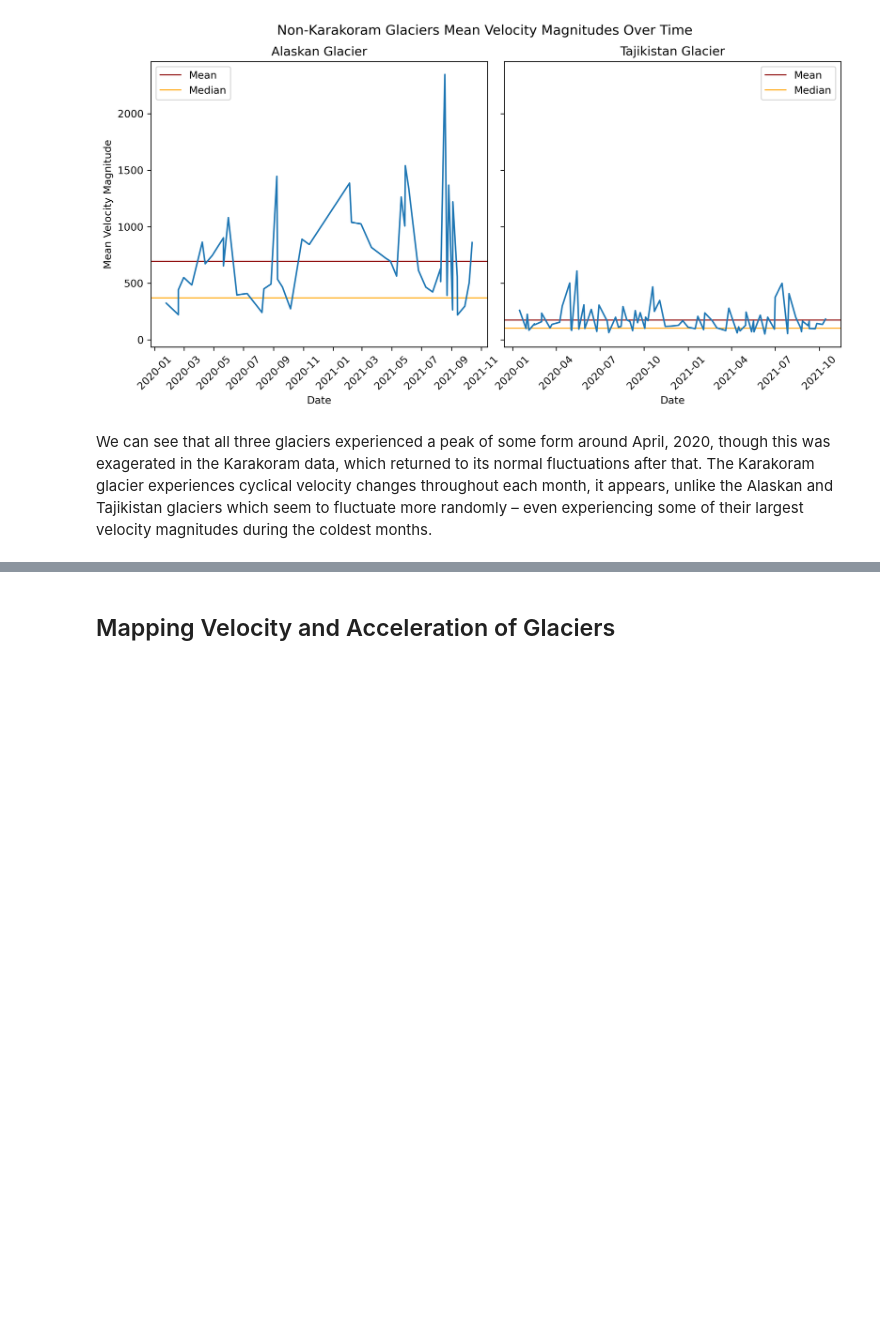
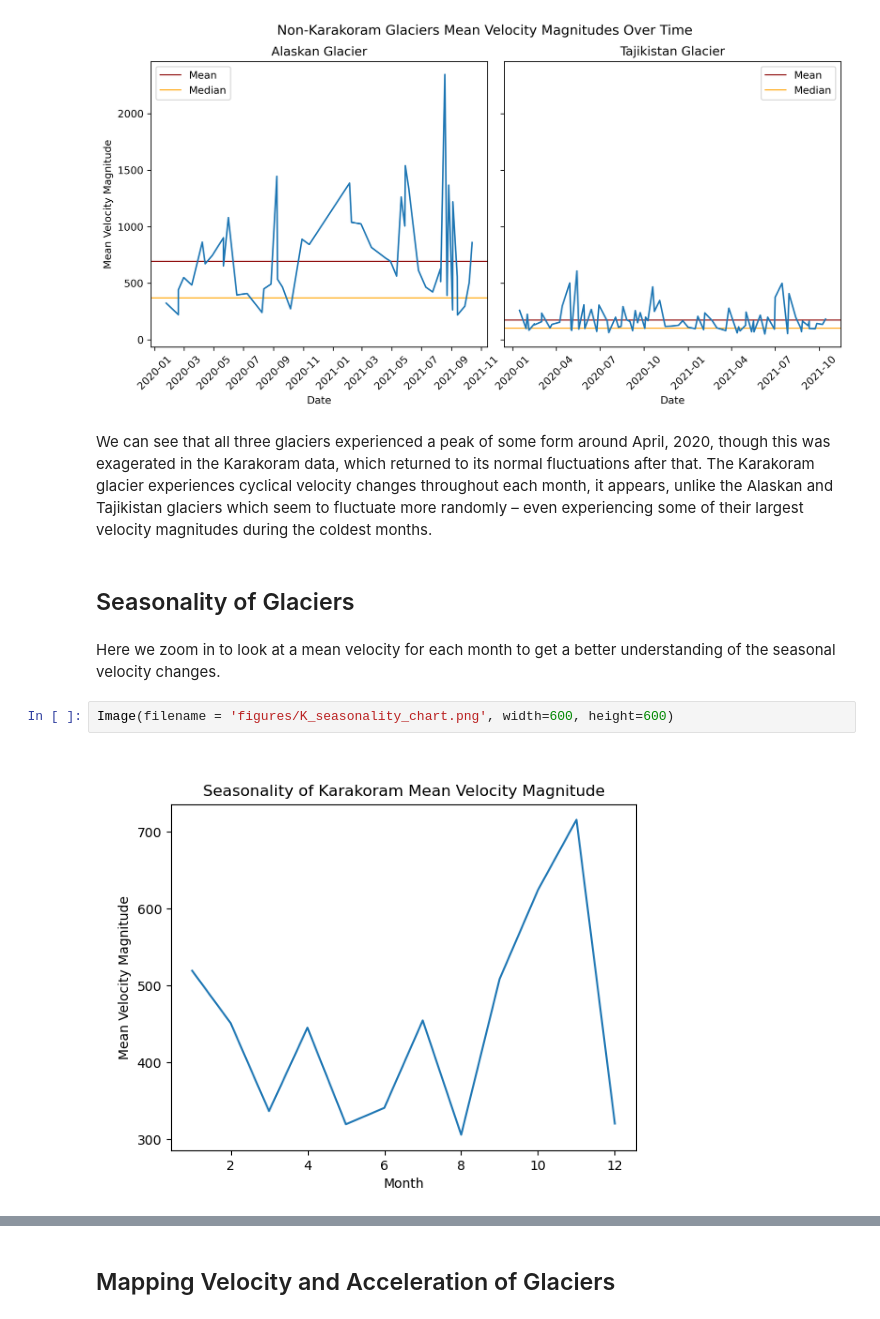
Before and after one commit to UCB-stat-159-f25/final-group06, a Jupyter notebook: main.ipynb, the cells around one changed output, grey strips where cells are left out. Cells and saved outputs as stored; diff of their text form; blank space fills up the shorter version.

Commit message:
added seasonality graphs and results

```diff
--- a/main.ipynb
+++ b/main.ipynb
@@ -68,3 +68,11 @@ Image(filename = 'figures/NK_meanmag_chart.png', width=800, height=800)
 [figure]
 # %% [markdown]
 We can see that all three glaciers experienced a peak of some form around April, 2020, though this was exagerated in the Karakoram data, which returned to its normal fluctuations after that. The Karakoram glacier experiences cyclical velocity changes throughout each month, it appears, unlike the Alaskan and Tajikistan glaciers which seem to fluctuate more randomly – even experiencing some of their largest velocity magnitudes during the coldest months.
+# %% [markdown]
+## Seasonality of Glaciers
+# %% [markdown]
+Here we zoom in to look at a mean velocity for each month to get a better understanding of the seasonal velocity changes.
+# %%
+Image(filename = 'figures/K_seasonality_chart.png', width=600, height=600)
+# %% [output]
+[figure, added]
```
Also changed, not shown: parts of 7 cells of this notebook.
